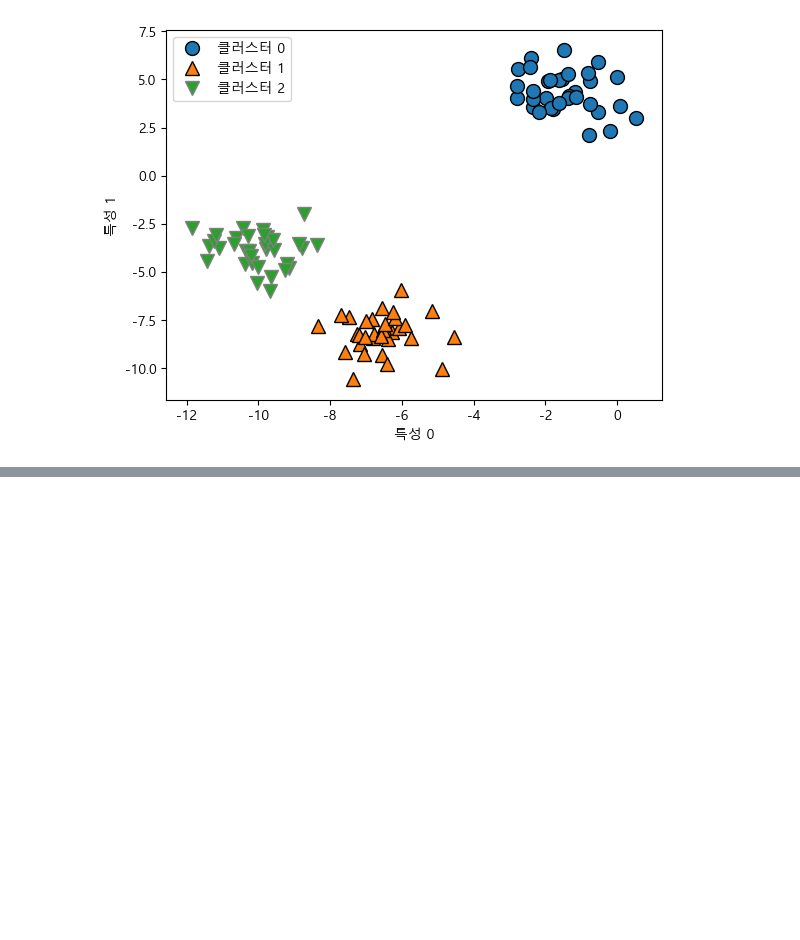
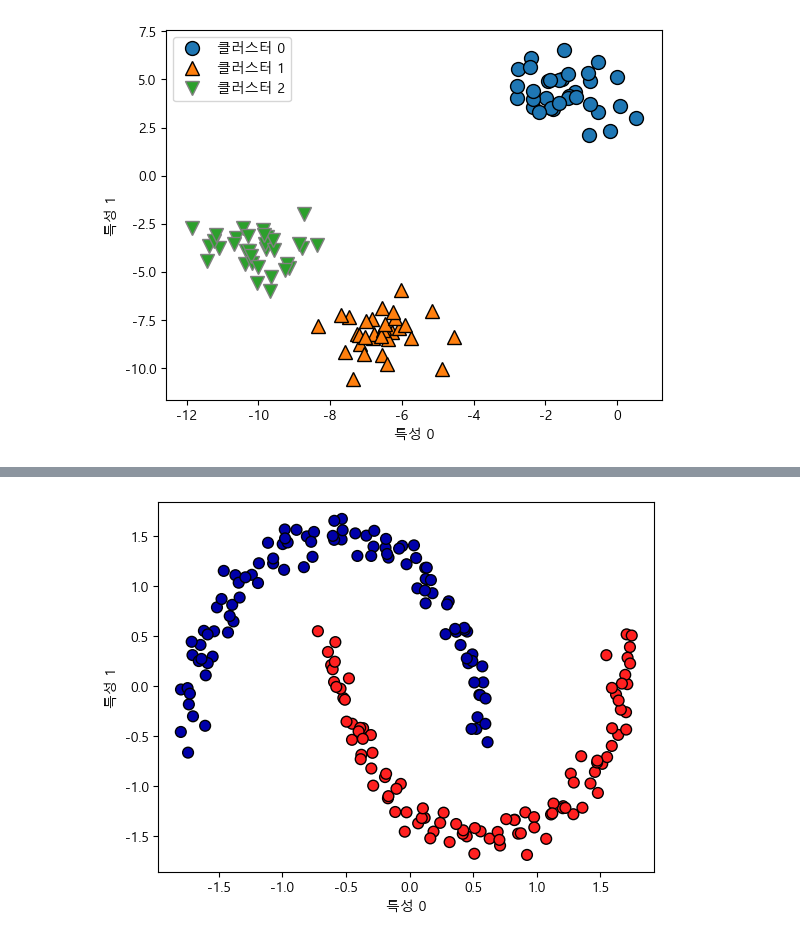
Before and after one commit to gitea0101/machineLearning, a Jupyter notebook: 계층적 군집분석 & DBSCAN.ipynb, the cells around one changed output, grey strips where cells are left out. Saved outputs shown, nothing was run; the diff lists cells and outputs as text; code cells hidden in the pictures; blank space fills up the shorter version.

```diff
--- a/계층적 군집분석 & DBSCAN.ipynb
+++ b/계층적 군집분석 & DBSCAN.ipynb
@@ -56,0 +70,3 @@ ax
+# %%
+dbscan = DBSCAN()
+pred = dbscan.fit_predict(x)
@@ -56,0 +77,14 @@ ax
+# %%
+x, y = make_moons(n_samples = 200, noise= 0.05, random_state=0)
+# %%
+scaler = StandardScaler()
+x_scaled = scaler.fit_transform(x)
+# %%
+clusters = dbscan.fit_predict(x_scaled)
+plt.scatter(x_scaled[:,0], x_scaled[:,1], c=clusters,
+            cmap=mglearn.cm2, s=60, edgecolors="black")
+plt.xlabel("특성 0")
+plt.ylabel("특성 1")
+plt.show()
+# %% [output]
+[figure, added]
```
Also changed, not shown: parts of 5 cells of this notebook.
